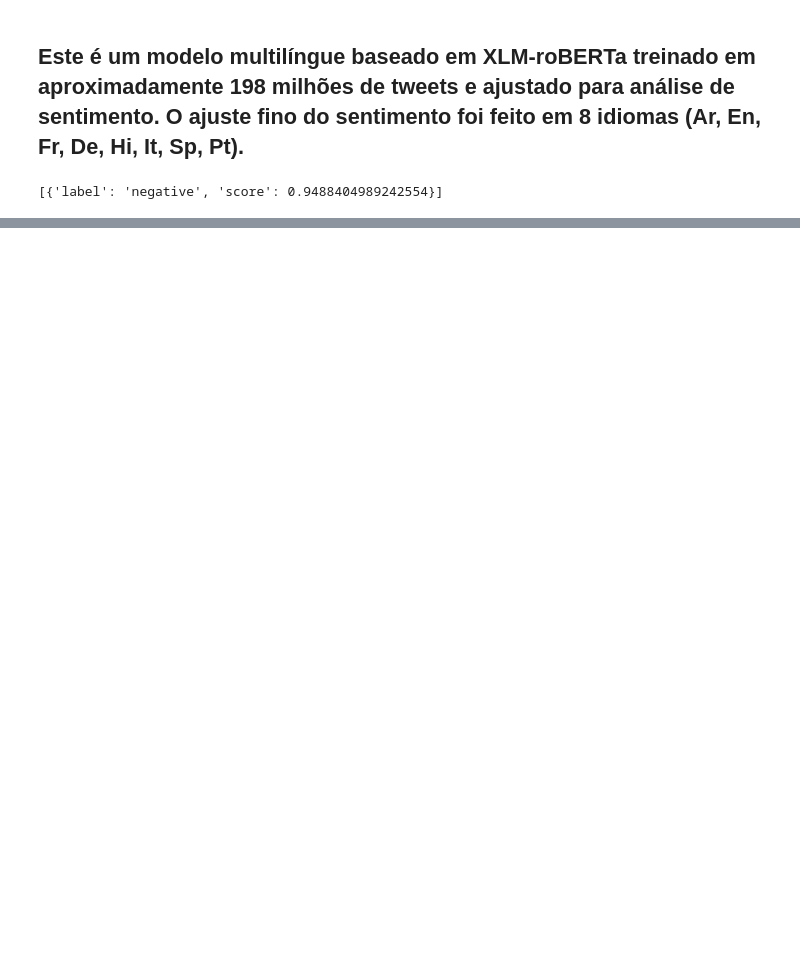
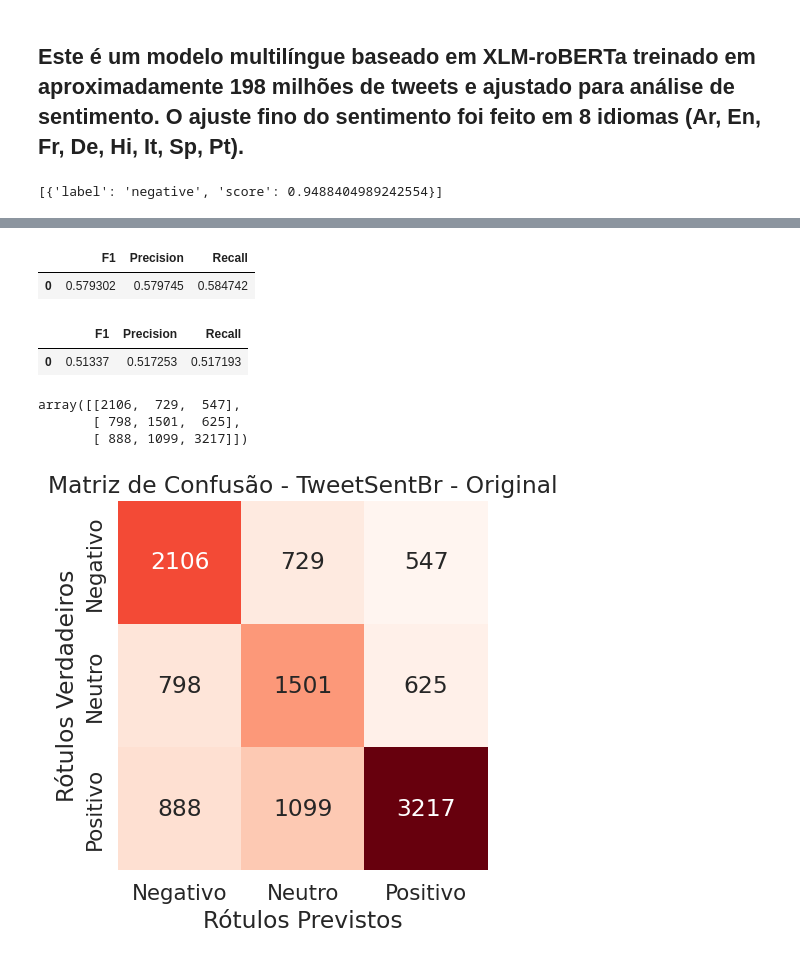
Before and after one commit to Lincolnwallace1/Impacto-da-tradu-o-neural-na-classifica-o-de-sentimentos, a Jupyter notebook: TCC-12-08.ipynb, the cells around one changed output, grey strips where cells are left out. Cells and saved outputs as stored; diff of their text form; code cells hidden in the pictures; blank space fills up the shorter version.

Commit message:
ajeitando notebook para apresentação dos resultados

```diff
--- a/TCC-12-08.ipynb
+++ b/TCC-12-08.ipynb
@@ -412,0 +147,2 @@ f1B2wNegativeIngles
+# %%
+tweetSent['polaridadeMultiClassifierTweetsTraduzido'] = tweetSent['tweets_translater_face'].apply(classification_frasesC)
@@ -412,0 +155,2 @@ f1B2wNegativeIngles
+# %%
+tweetSent['polaridadeMultiClassifierTweetsOriginal'] = tweetSent['polaridadeMultiClassifierTweetsOriginal'].astype(float)
@@ -412,0 +163,2 @@ f1B2wNegativeIngles
+# %%
+tweetSent['polaridadeMultiClassifierTweetsTraduzido'] = tweetSent['polaridadeMultiClassifierTweetsTraduzido'].astype(float)
@@ -412,0 +179,29 @@ f1B2wNegativeIngles
+# %%
+results['Original'][0]
+# %% [output]
+|  | F1 | Precision | Recall |
+| 0 | 0.579302 | 0.579745 | 0.584742 |
+# %%
+results['Traduzido'][0]
+# %% [output]
+|  | F1 | Precision | Recall |
+| 0 | 0.51337 | 0.517253 | 0.517193 |
+# %%
+matrizConfusaoOriginal = confusion_matrix(tweetSent['polaridade'], tweetSent['polaridadeMultiClassifierTweetsOriginal'])
+# %%
+matrizConfusaoOriginal
+# %% [output]
+array([[2106,  729,  547],
+       [ 798, 1501,  625],
+       [ 888, 1099, 3217]])
+# %%
+sns.heatmap(matrizConfusaoOriginal, annot=True, fmt="d", cmap="Reds", cbar=False, square=True,
+            xticklabels=["Negativo","Neutro", "Positivo"], yticklabels=["Negativo","Neutro", "Positivo"])
+
+plt.xlabel("Rótulos Previstos")
+plt.ylabel("Rótulos Verdadeiros")
+plt.title("Matriz de Confusão - TweetSentBr - Original")
+
+plt.show()
+# %% [output]
+[figure, added]
```
Also changed, not shown: parts of 96 cells of this notebook, 2 other files.
